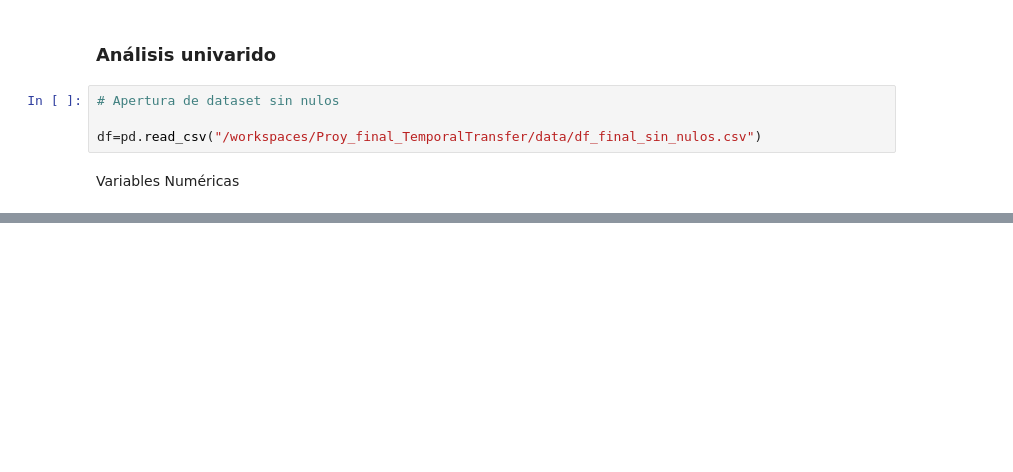
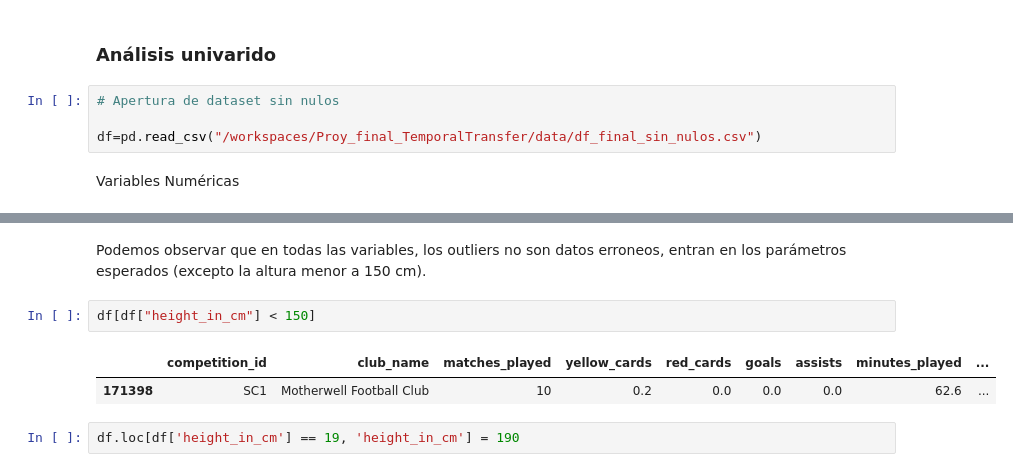
Before and after one commit to VLGuazzelli/Proy_final_TemporalTransfer, a Jupyter notebook: src/Proyecto.ipynb, the cells around one changed output, grey strips where cells are left out. Cells and saved outputs as stored; diff of their text form; blank space fills up the shorter version.

```diff
--- a/src/Proyecto.ipynb
+++ b/src/Proyecto.ipynb
@@ -283,0 +326,9 @@ numerical_columns = df.select_dtypes(include=['number']).columns
+# %% [markdown]
+Podemos observar que en todas las variables, los outliers no son datos erroneos, entran en los parámetros esperados (excepto la altura menor a 150 cm).
+# %%
+df[df["height_in_cm"] < 150]
+# %% [output]
+|  | competition_id | club_name | matches_played | yellow_cards | red_cards | goals | assists | minutes_played | ... |
+| 171398 | SC1 | Motherwell Football Club | 10 | 0.2 | 0.0 | 0.0 | 0.0 | 62.6 | ... |
+# %%
+df.loc[df['height_in_cm'] == 19, 'height_in_cm'] = 190
```
Also changed, not shown: parts of 3 cells of this notebook.
